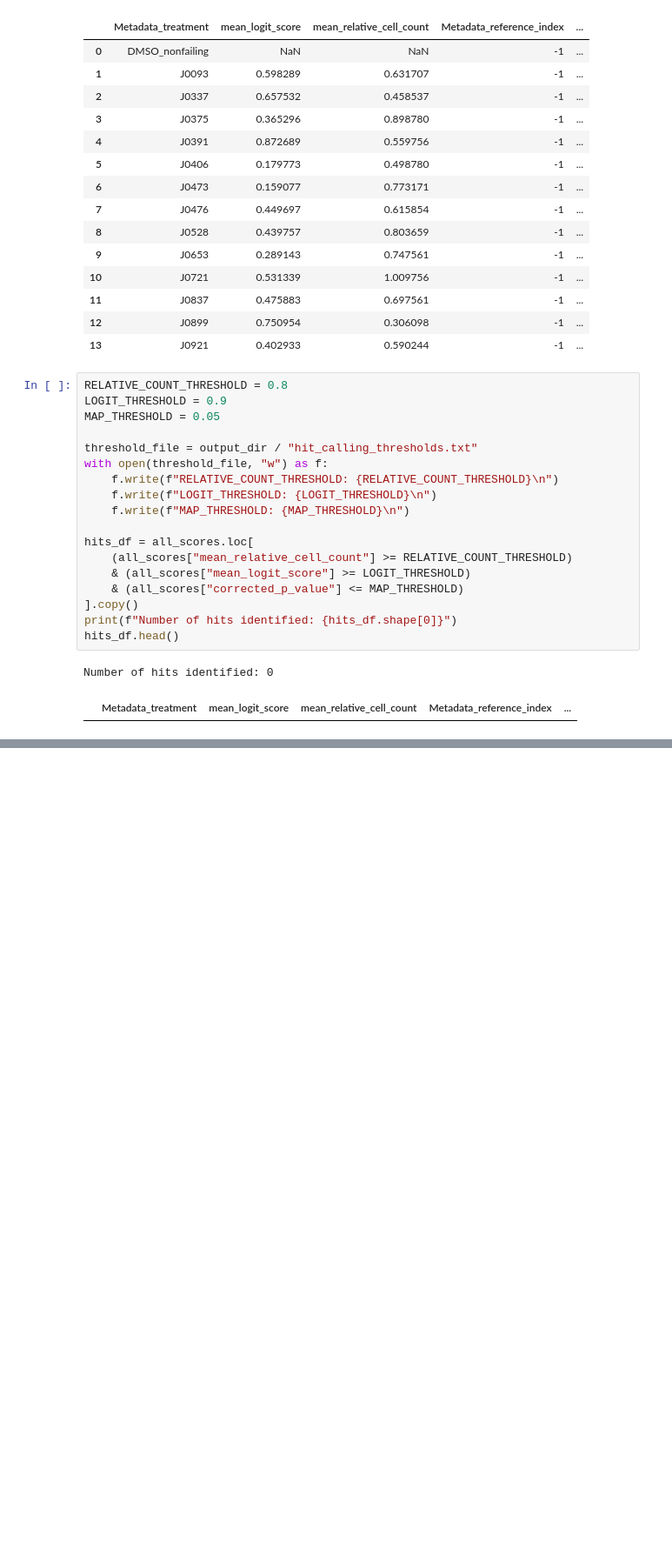
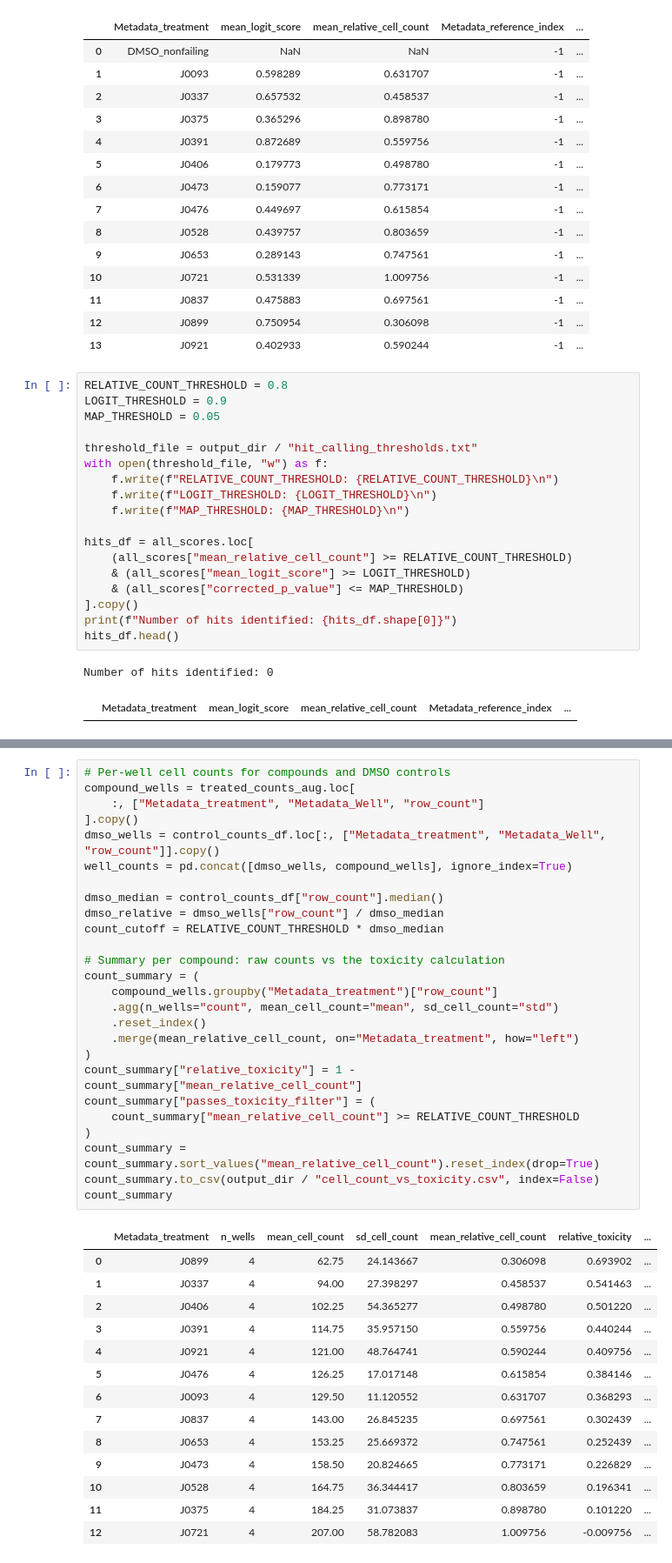
Before and after one commit to WayScience/targeted_fibrosis_drug_screen, a Jupyter notebook: 5.validation_plate/3.hit_calling/3.hit_calling.ipynb, the cells around one changed output, grey strips where cells are left out. Shown at 87% size. Cells and saved outputs as stored; diff of their text form; blank space fills up the shorter version.

```diff
--- a/5.validation_plate/3.hit_calling/3.hit_calling.ipynb
+++ b/5.validation_plate/3.hit_calling/3.hit_calling.ipynb
@@ -389,0 +410,41 @@ plt.show()
+# %%
+# Per-well cell counts for compounds and DMSO controls
+compound_wells = treated_counts_aug.loc[
+    :, ["Metadata_treatment", "Metadata_Well", "row_count"]
+].copy()
+dmso_wells = control_counts_df.loc[:, ["Metadata_treatment", "Metadata_Well", "row_count"]].copy()
+well_counts = pd.concat([dmso_wells, compound_wells], ignore_index=True)
+
+dmso_median = control_counts_df["row_count"].median()
+dmso_relative = dmso_wells["row_count"] / dmso_median
+count_cutoff = RELATIVE_COUNT_THRESHOLD * dmso_median
+
+# Summary per compound: raw counts vs the toxicity calculation
+count_summary = (
+    compound_wells.groupby("Metadata_treatment")["row_count"]
+    .agg(n_wells="count", mean_cell_count="mean", sd_cell_count="std")
+    .reset_index()
+    .merge(mean_relative_cell_count, on="Metadata_treatment", how="left")
+)
+count_summary["relative_toxicity"] = 1 - count_summary["mean_relative_cell_count"]
+count_summary["passes_toxicity_filter"] = (
+    count_summary["mean_relative_cell_count"] >= RELATIVE_COUNT_THRESHOLD
+)
+count_summary = count_summary.sort_values("mean_relative_cell_count").reset_index(drop=True)
+count_summary.to_csv(output_dir / "cell_count_vs_toxicity.csv", index=False)
+count_summary
+# %% [output]
+|  | Metadata_treatment | n_wells | mean_cell_count | sd_cell_count | mean_relative_cell_count | relative_toxicity | ... |
+| 0 | J0899 | 4 | 62.75 | 24.143667 | 0.306098 | 0.693902 | ... |
+| 1 | J0337 | 4 | 94.00 | 27.398297 | 0.458537 | 0.541463 | ... |
+| 2 | J0406 | 4 | 102.25 | 54.365277 | 0.498780 | 0.501220 | ... |
+| 3 | J0391 | 4 | 114.75 | 35.957150 | 0.559756 | 0.440244 | ... |
+| 4 | J0921 | 4 | 121.00 | 48.764741 | 0.590244 | 0.409756 | ... |
+| 5 | J0476 | 4 | 126.25 | 17.017148 | 0.615854 | 0.384146 | ... |
+| 6 | J0093 | 4 | 129.50 | 11.120552 | 0.631707 | 0.368293 | ... |
+| 7 | J0837 | 4 | 143.00 | 26.845235 | 0.697561 | 0.302439 | ... |
+| 8 | J0653 | 4 | 153.25 | 25.669372 | 0.747561 | 0.252439 | ... |
+| 9 | J0473 | 4 | 158.50 | 20.824665 | 0.773171 | 0.226829 | ... |
+| 10 | J0528 | 4 | 164.75 | 36.344417 | 0.803659 | 0.196341 | ... |
+| 11 | J0375 | 4 | 184.25 | 31.073837 | 0.898780 | 0.101220 | ... |
+| 12 | J0721 | 4 | 207.00 | 58.782083 | 1.009756 | -0.009756 | ... |
```
Also changed, not shown: parts of 3 cells of this notebook, 4 other files.
